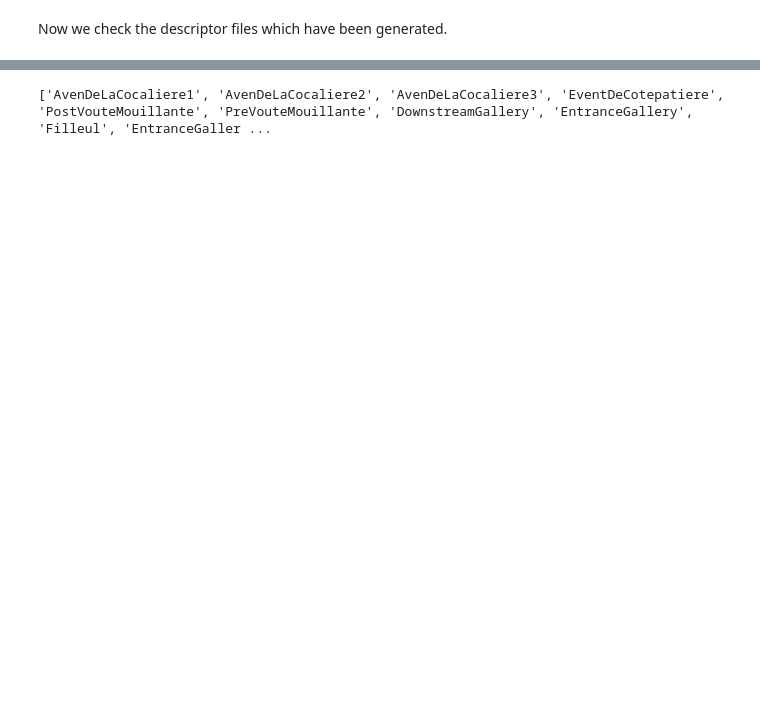
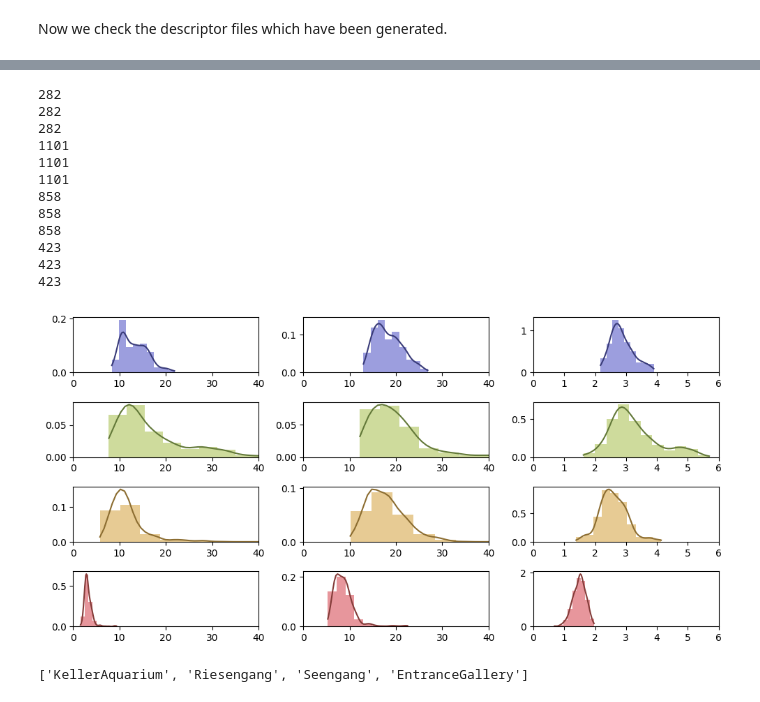
Before and after one commit to ERC-Karst/pc-centrelines, a Jupyter notebook: notebooks/step_by_step_characterisation/05_InterConduitComparisons.ipynb, the cells around one changed output, grey strips where cells are left out. Drawn from its saved outputs; the diff is of its cells as text; code cells hidden in the pictures; blank space fills up the shorter version.

```diff
--- a/notebooks/step_by_step_characterisation/05_InterConduitComparisons.ipynb
+++ b/notebooks/step_by_step_characterisation/05_InterConduitComparisons.ipynb
@@ -17,7 +21,7 @@ Jupyter environment detected. Enabling Open3D WebVisualizer.
 [Open3D INFO] WebRTCWindowSystem: HTTP handshake server disabled.
 # %%
 # change here the path to the repository of karst catalogue
-data_repository = "F:/ScanLeica/data_paper/KarstConduitCatalogue"
+data_repository = "D:/KarstConduitCatalogue"
 descriptor_filepaths = list_all_descriptors(data_repository)
 # %%
 descriptor_filepaths
@@ -64,3 +85,44 @@ all_data = np.vstack(all_data)
+# %%
+# plot some histograms of the different caves with tab20b.
+fig, axes = plt.subplots(4, nattr, figsize =(10, 5))
+
+for n, idx in enumerate(valid_indices):
+    for c, thedescriptor in enumerate(attr):
+        thedescriptor+=1
+        idx_subset = np.argwhere(all_data[:, 0] == idx).flatten()
+        ignore_calc = np.loadtxt(join(split(descriptor_filepaths[idx])[0], "sections", "ignore_flags.txt"))
+        descriptor = all_data[idx_subset, thedescriptor][~ignore_calc.astype(bool)]
+        nbins = int(np.floor(1 + np.log2(len(descriptor))))
+
+        within_99 = np.argwhere(np.logical_and(descriptor > np.quantile(descriptor, 0.005), descriptor < np.quantile(descriptor, 0.995)))
+        descriptor_ok = descriptor[within_99].flatten()
+        print(len(descriptor_ok))
+        kde = gaussian_kde(descriptor_ok)
+        _min, _max = np.min(descriptor_ok), np.max(descriptor_ok)
+        xi = np.linspace(_min, _max)
+        axes[n, c].hist(descriptor_ok, bins = nbins, color = tab20b(4*n+3), density = True)
+        axes[n, c].plot(xi, kde.evaluate(xi), color = tab20b(4*n), zorder = 2)
+
+ranges = [(0, 40), (0, 40), (0, 6)]
+for c, therange in enumerate(ranges):
+    for ax in axes[:, c]:
+        ax.set_xlim(*therange)
+plt.tight_layout()
+plt.show()
+# %% [output]
+282
+282
+282
+1101
+1101
+1101
+858
+858
+858
+423
+423
+423
+[figure, added]
 # %%
 def general_boxplot(ax, indexed_data, col, xpos, labels= None, color = "dodgerblue", xoffset = 0, xscale = 0.125):
 
@@ -103,7 +165,7 @@ def general_boxplot(ax, indexed_data, col, xpos, labels= None, color = "dodgerbl
 labels = [split(passage_filepath)[0].split("\\")[-2] for passage_filepath in descriptor_filepaths if exists(passage_filepath)]
 print(labels)
 # %% [output]
-['AvenDeLaCocaliere1', 'AvenDeLaCocaliere2', 'AvenDeLaCocaliere3', 'EventDeCotepatiere', 'PostVouteMouillante', 'PreVouteMouillante', 'DownstreamGallery', 'EntranceGallery', 'Filleul', 'EntranceGaller ...
+['KellerAquarium', 'Riesengang', 'Seengang', 'EntranceGallery']
 # %%
 
 def summmary_boxplot_valid_conduits(thedescriptor, all_data, valid_indices, labels= None, output = None)-> None:
```
Also changed, not shown: parts of 13 cells of this notebook, 2 other files.
